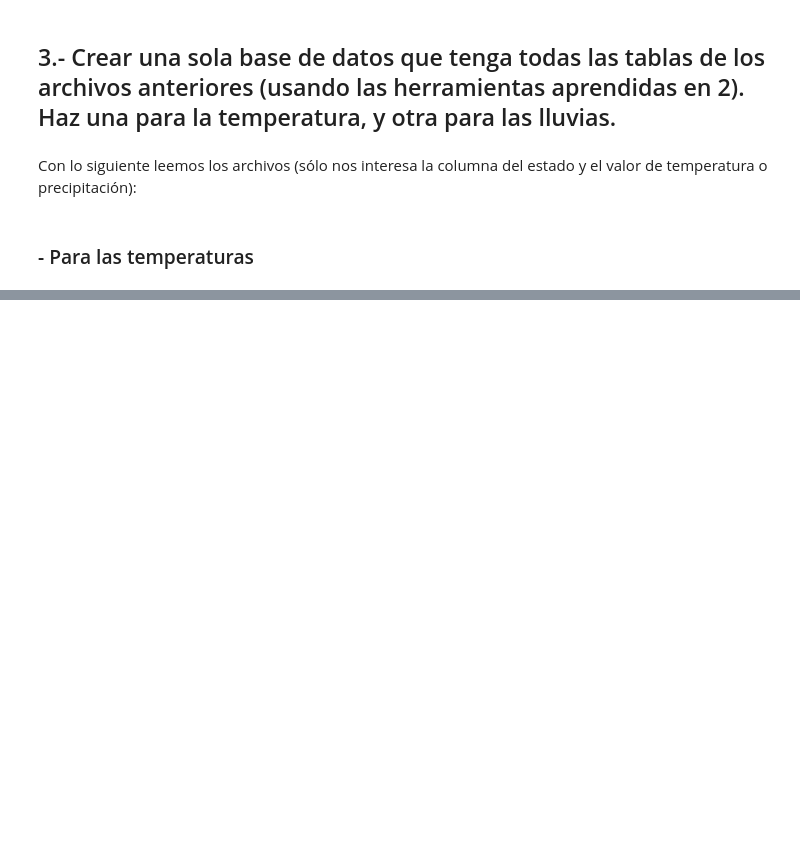
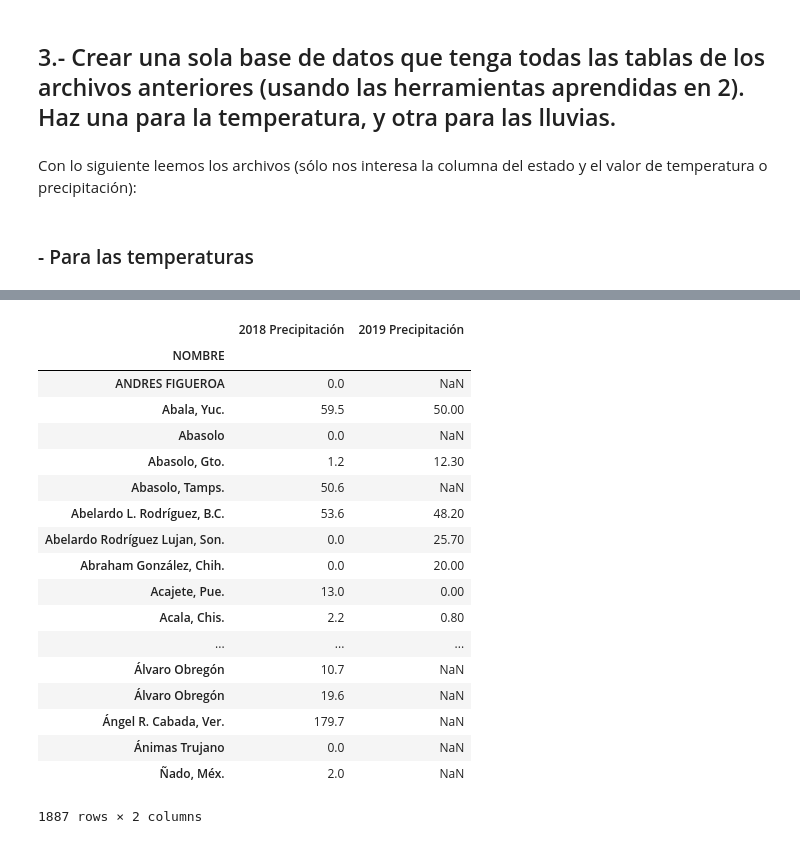
Before and after one commit to DCIDA2019/da2019-anaisabelotodo, a Jupyter notebook: Semana2/Tarea Semana 2/Tarea2.ipynb, the cells around one changed output, grey strips where cells are left out. Saved outputs shown, nothing was run; the diff lists cells and outputs as text; code cells hidden in the pictures; blank space fills up the shorter version.

```diff
--- a/Semana2/Tarea Semana 2/Tarea2.ipynb
+++ b/Semana2/Tarea Semana 2/Tarea2.ipynb
@@ -1878,0 +1965,30 @@ temp_media_2019
+# %%
+lluvias2018 = pd.Series(lluvias_2018.ENE)
+lluvias2018.index = [lluvias_2018.NOMBRE]
+lluvias2019= pd.Series(lluvias_2019.ENE)
+lluvias2019.index = [lluvias_2019.NOMBRE]
+# %%
+df1 = pd.DataFrame({'2018 Precipitación': lluvias2018})
+df2 = pd.DataFrame({'2019 Precipitación': lluvias2019})
+# %%
+df1.join(df2)
+# %% [output]
+|  | 2018 Precipitación | 2019 Precipitación |
+| NOMBRE |  |  |
+| ANDRES FIGUEROA | 0.0 | NaN |
+| Abala, Yuc. | 59.5 | 50.00 |
+| Abasolo | 0.0 | NaN |
+| Abasolo, Gto. | 1.2 | 12.30 |
+| Abasolo, Tamps. | 50.6 | NaN |
+| Abelardo L. Rodríguez, B.C. | 53.6 | 48.20 |
+| Abelardo Rodríguez Lujan, Son. | 0.0 | 25.70 |
+| Abraham González, Chih. | 0.0 | 20.00 |
+| Acajete, Pue. | 13.0 | 0.00 |
+| Acala, Chis. | 2.2 | 0.80 |
+| ... | ... | ... |
+| Álvaro Obregón | 10.7 | NaN |
+| Álvaro Obregón | 19.6 | NaN |
+| Ángel R. Cabada, Ver. | 179.7 | NaN |
+| Ánimas Trujano | 0.0 | NaN |
+| Ñado, Méx. | 2.0 | NaN |
+1887 rows × 2 columns
```
Also changed, not shown: parts of 14 cells of this notebook.
